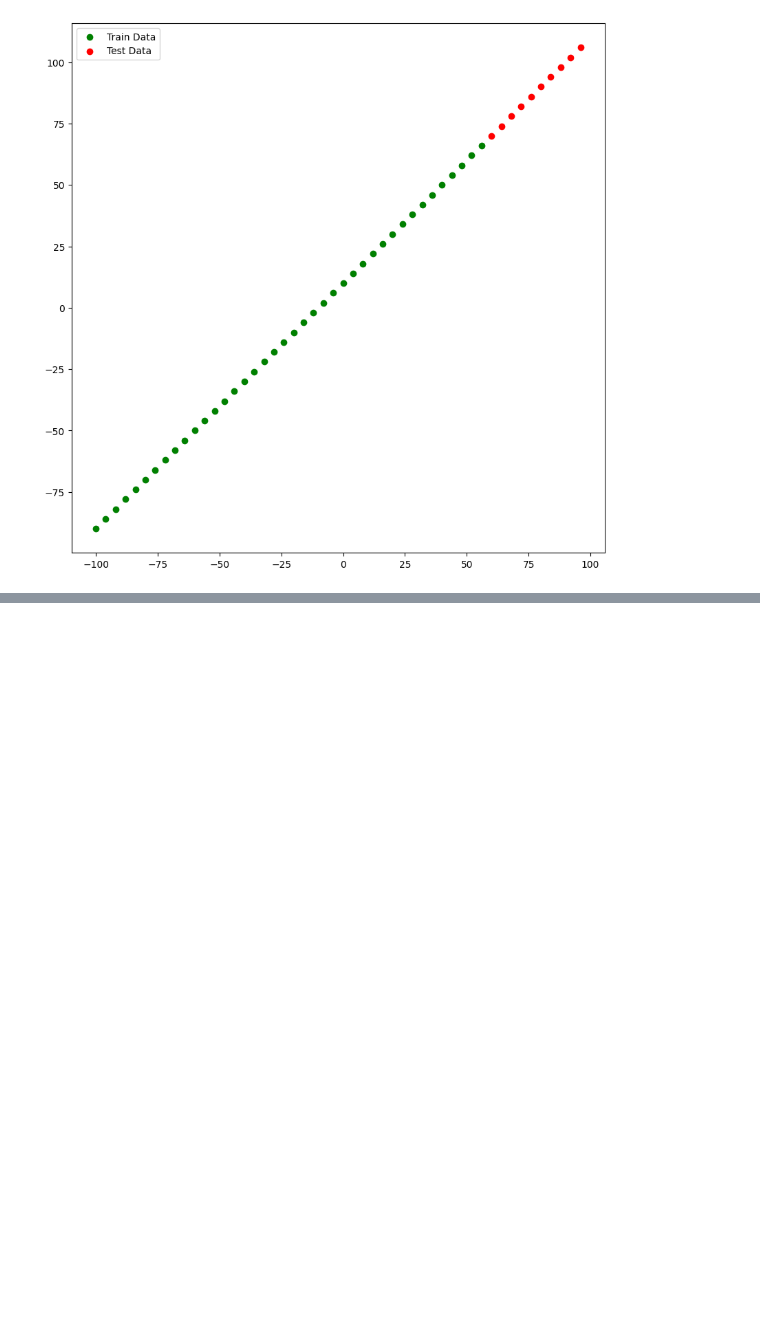
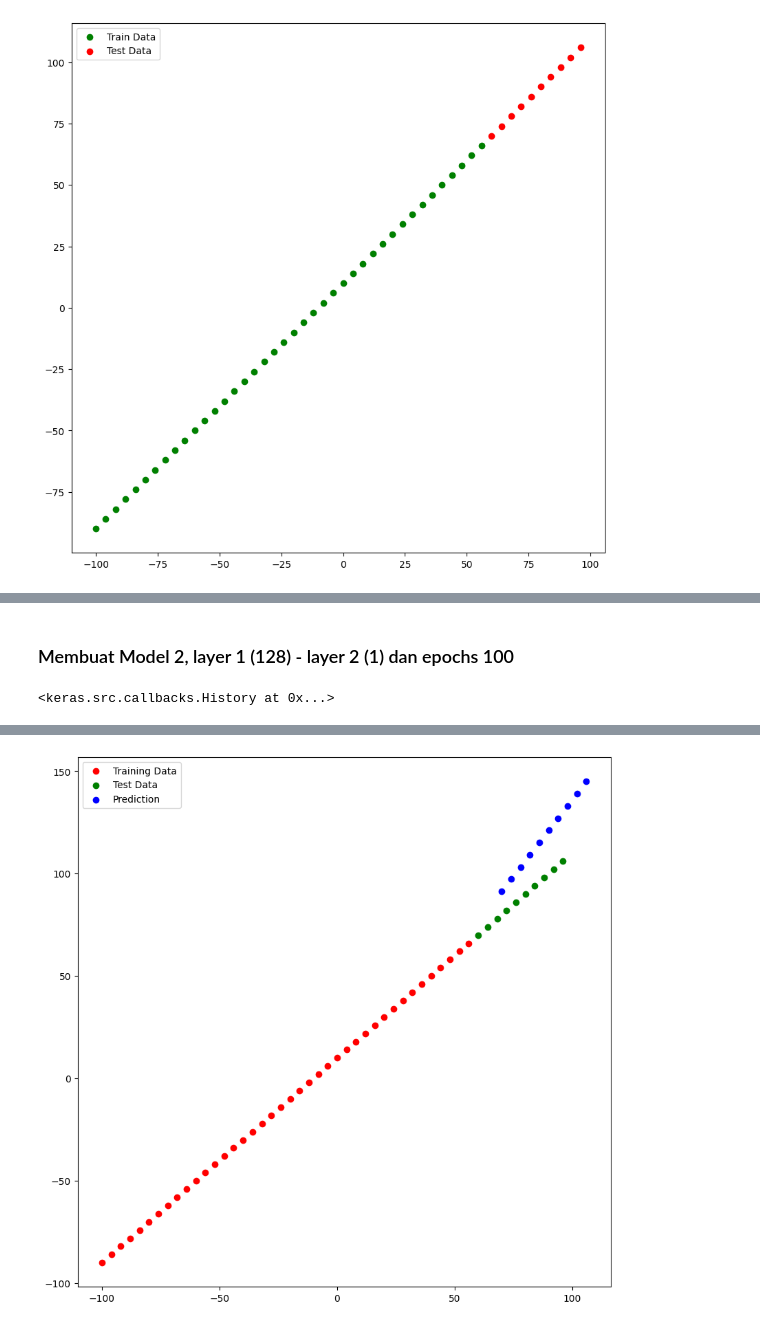
Before and after one commit to naufalahnaf17/tensorflow-learning, a Jupyter notebook: 00_tensorflow_regression_model.ipynb, the cells around one changed output, grey strips where cells are left out. Cells and saved outputs as stored; diff of their text form; code cells hidden in the pictures; blank space fills up the shorter version.

```diff
--- a/00_tensorflow_regression_model.ipynb
+++ b/00_tensorflow_regression_model.ipynb
@@ -472,0 +525,22 @@ plt.legend()
+# %% [markdown]
+### Membuat Model 2, layer 1 (128) - layer 2 (1) dan epochs 100
+# %%
+# Membuat Model 2
+tf.random.set_seed(42)
+
+model_2 = tf.keras.Sequential([
+    tf.keras.layers.Dense(128),
+    tf.keras.layers.Dense(1)
+])
+
+model_2.compile(loss='mae',optimizer=tf.keras.optimizers.SGD(),metrics="mae")
+
+# Tambahkan verbose 0 agar tidak menampilkan output per epochs
+model_2.fit(tf.expand_dims(X_train, axis=-1), y_train, epochs=100,verbose=0)
+# %% [output]
+<keras.src.callbacks.History at 0x...>
+# %%
+# Visualisasikan Model yang sudah di training dengan data test
+preds_2 = model_2.predict(X_test)
+make_plot(X_train,y_train,X_test,y_test,preds_2)
+# %% [output]
@@ -472,0 +548 @@ plt.legend()
+[figure, added]
```
Also changed, not shown: parts of 30 cells of this notebook.
